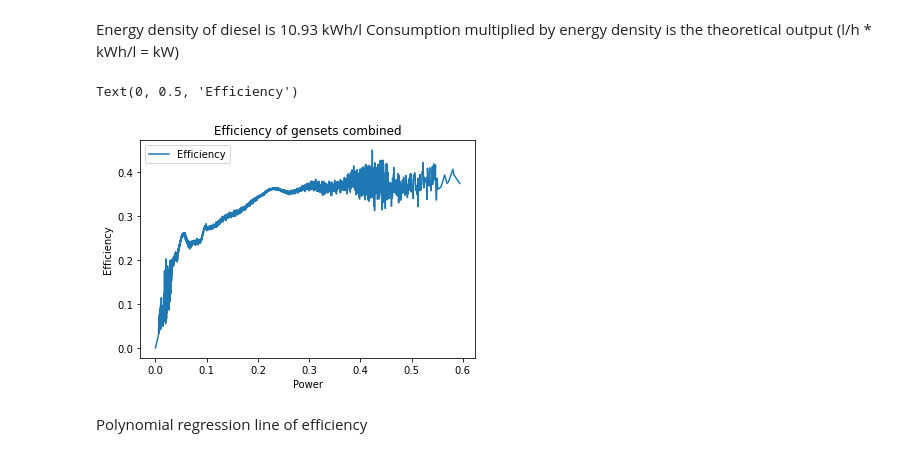
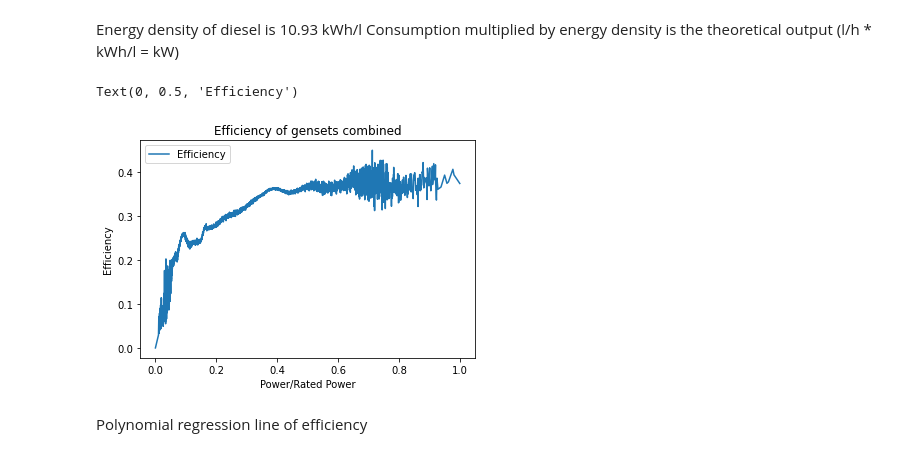
Before and after one commit to andreasdyve/EquinorProject, a Jupyter notebook: Fuel consumption by Effect and Efficiency.ipynb, the cells around one changed output. Saved outputs shown, nothing was run; the diff lists cells and outputs as text; code cells hidden in the pictures.

```diff
--- a/Fuel consumption by Effect and Efficiency.ipynb
+++ b/Fuel consumption by Effect and Efficiency.ipynb
@@ -91,25 +81,33 @@ Consumption multiplied by energy density is the theoretical output (l/h * kWh/l
 # %%
 #Copy dataframe
 df_eff = df.copy()
 
 #Mash together equal rows of power and take average consumption
 df_eff = df_eff.groupby('sumEngMdoPower').mean().reset_index()
 
 #Multiplying consumption by 10.93 gives max theoretical output
 df_eff['sumMaxTheoreticPower'] = df_eff['sumEngMdoConsumption']*10.93
 
 #Efficiency is theoretic max divided by actual
 df_eff["Efficiency"] = df_eff['sumEngMdoPower']/df_eff['sumMaxTheoreticPower']
 
 #normalize power
-df_eff['sumEngMdoPower'] = (df_eff['sumEngMdoPower'] - df_eff['sumEngMdoPower'].min()) / (7500 - df_eff['sumEngMdoPower'].min())
+df_eff['sumEngMdoPower'] = (df_eff['sumEngMdoPower'] - df_eff['sumEngMdoPower'].min()) / (df_eff['sumEngMdoPower'].max() - df_eff['sumEngMdoPower'].min())
+
+# Aggregate rows together by 100
+#N = len(df_eff.index)
+#N = int(N)
+#df_eff['group'] = list(itertools.chain.from_iterable([x]*18 for x in range(0, int(N/18))))
+
+#df_eff = df_eff.groupby('group').mean().reset_index()
+#display(df_eff)
 
 #plot
 df_eff.plot(x='sumEngMdoPower', y=['Efficiency'], title='Efficiency of gensets combined')
-plt.xlabel('Power')
+plt.xlabel('Power/Rated Power')
 plt.ylabel('Efficiency')
 # %% [output]
 Text(0, 0.5, 'Efficiency')
-[figure, old version]
+[figure, new version]
 # %% [markdown]
 Polynomial regression line of efficiency
```
Also changed, not shown: parts of 9 cells of this notebook.
